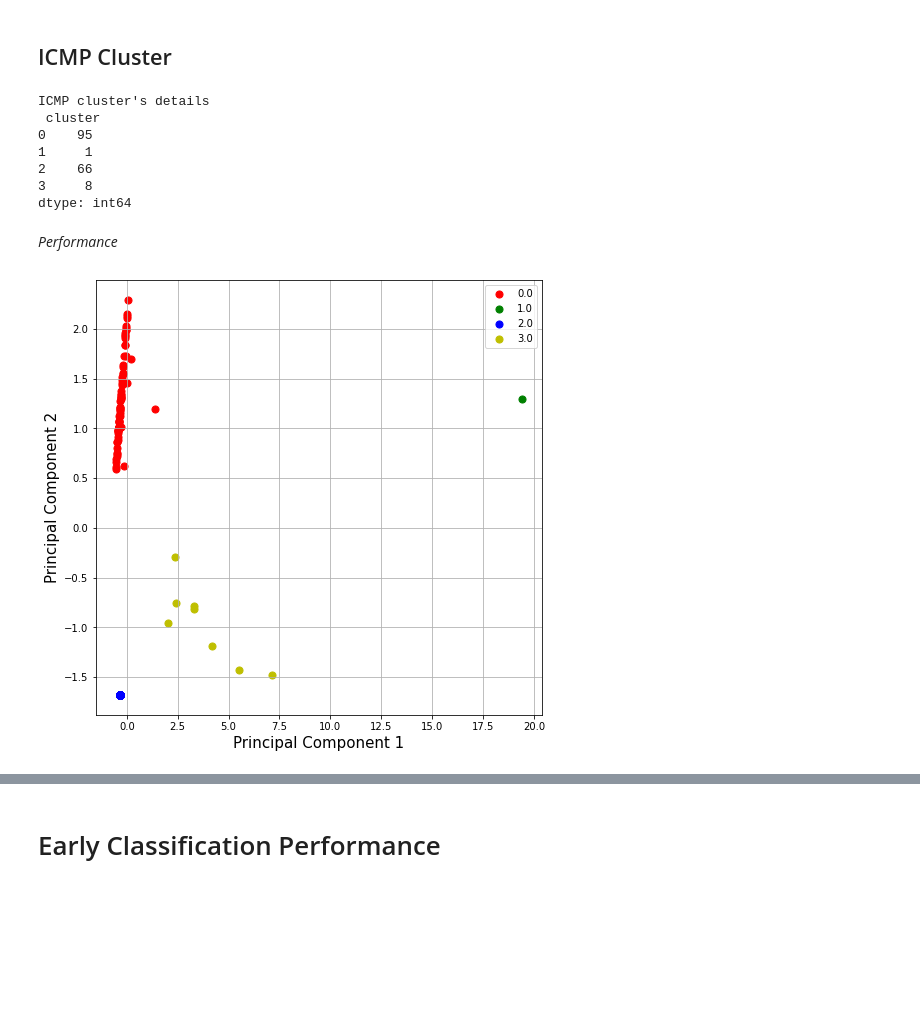
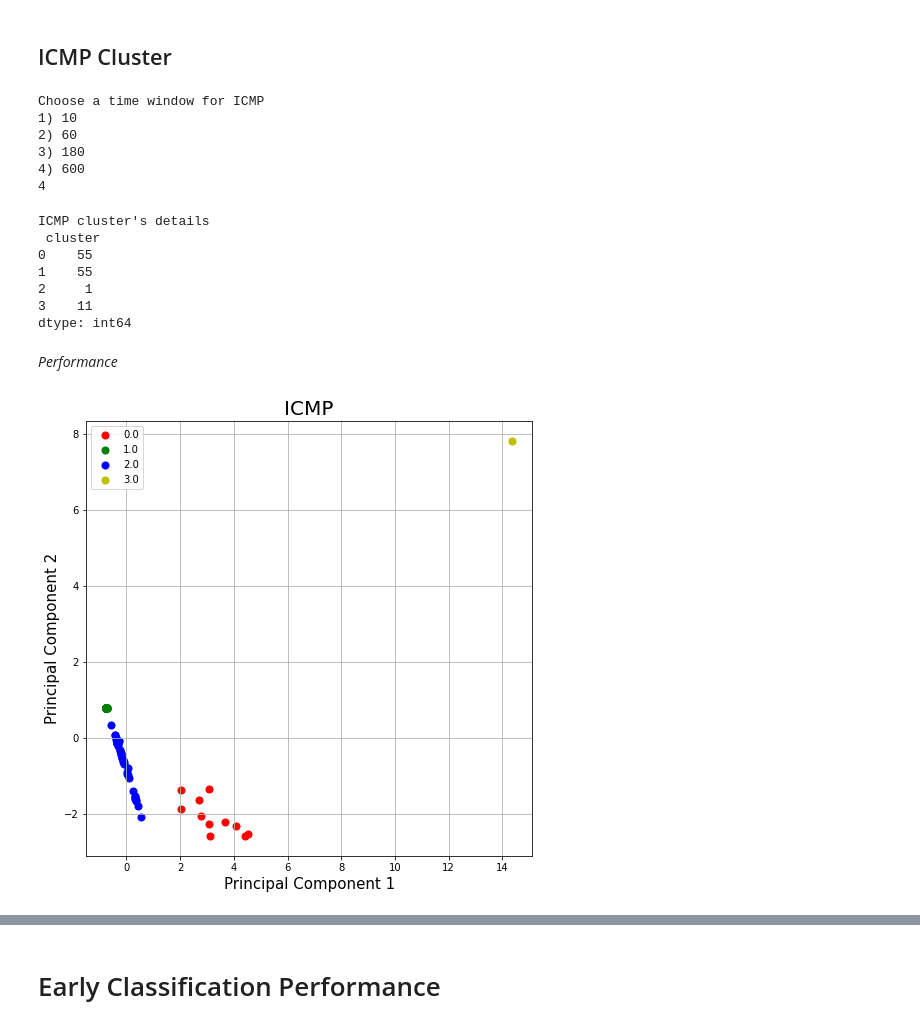
Before and after one commit to CyberSecLabBS/Honeypot_analysis, a Jupyter notebook: 3a_Progetto_Sicurezza_informatica_KMEANS.ipynb, the cells around one changed output, grey strips where cells are left out. Drawn from its saved outputs; the diff is of its cells as text; code cells hidden in the pictures; blank space fills up the shorter version.

```diff
--- a/3a_Progetto_Sicurezza_informatica_KMEANS.ipynb
+++ b/3a_Progetto_Sicurezza_informatica_KMEANS.ipynb
@@ -212,5 +254,10 @@ dtype: int64
 rescaled_data_udp_rm.drop([feature1,feature2,feature3,feature4,feature5,feature6,feature9], axis = 1,inplace=True)
 
 #print clusters
-print_clusters(rescaled_data_udp_rm, 4)
+if udp_window in udp_parameters.keys():
+  actual_param=udp_parameters[udp_window]
+  print_clusters(rescaled_data_udp_rm, actual_param.num_cluster, "UDP")
+else:
+  print("There are no algorithm optimizations for this time window. Default parameters are used")
+  print_clusters(rescaled_data_udp_rm)
 # %% [output]
@@ -223,32 +270,67 @@ print(score_udp)
 # %% [markdown]
 ## ICMP Cluster
+# %%
+#choose time window
+icmp_window=choose_window("ICMP")
+
+#set file name
+file_icmp=ICMP_FILE_NAME+"_"+str(icmp_window)+".csv"
+
+#read data
+data_icmp_original=read_data(file_icmp)
+
+#drop duplicates
+data_icmp_rm = data_icmp_original.drop_duplicates(subset=['user'])
+# %% [output]
+Choose a time window for ICMP
+1) 10
+2) 60
+3) 180
+4) 600
+4
+# %%
+icmp_parameters={}
+
+#set parameters
+icmp_parameters[10]=Cluster_parameters(2)
+icmp_parameters[60]=Cluster_parameters(2) #1°
+icmp_parameters[180]=Cluster_parameters(2) #2°
+icmp_parameters[600]=Cluster_parameters(3)
 # %%
 #features for clustering
-#features=[feature9,feature16,feature17,feature20,feature21]
 features=[feature10,feature12,feature14,feature16,feature17,feature20,feature21]
 
-#rescaled_data_icmp, icmp_labels, detail=cluster(data_icmp_rm, features,8, 0.1, 10)
-rescaled_data_icmp, icmp_labels, detail=cluster(data_icmp_rm, features,4)
+if icmp_window in icmp_parameters.keys():
+  actual_param=icmp_parameters[icmp_window]
+  rescaled_data_icmp, icmp_labels, detail,artificial_icmp=cluster(data_icmp_rm, features, actual_param.num_cluster)
+else:
+  print("There are no algorithm optimizations for this time window. Default parameters are used")
+  rescaled_data_icmp, icmp_labels, detail=cluster(data_icmp_rm, features)
 
 print("ICMP cluster's details\n", detail)
 # %% [output]
 ICMP cluster's details
  cluster
-0    95
-1     1
-2    66
-3     8
+0    55
+1    55
+2     1
+3    11
 dtype: int64
 # %% [markdown]
 *Performance*
 # %%
 #remove not used data for clustering
 rescaled_data_icmp.drop([feature1,feature2,feature4,feature6,feature9], axis = 1,inplace=True)
 
 #print clusters
-print_clusters(rescaled_data_icmp,  4)
+if icmp_window in icmp_parameters.keys():
+  actual_param=icmp_parameters[icmp_window]
+  print_clusters(rescaled_data_icmp, actual_param.num_cluster, "ICMP")
+else:
+  print("There are no algorithm optimizations for this time window. Default parameters are used")
+  print_clusters(rescaled_data_icmp)
 # %% [output]
-[figure, old version]
+[figure, new version]
 # %%
 score_icmp = silhouette_score(rescaled_data_icmp,rescaled_data_icmp['cluster'])
 print(score_icmp)
```
Also changed, not shown: parts of 33 cells of this notebook, 2 other files.
